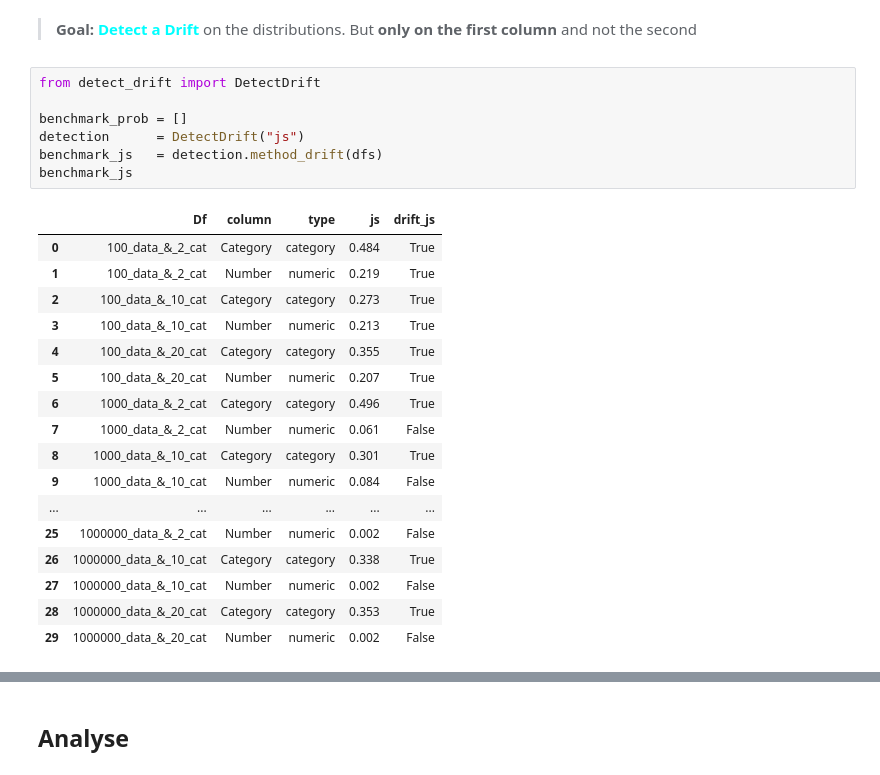
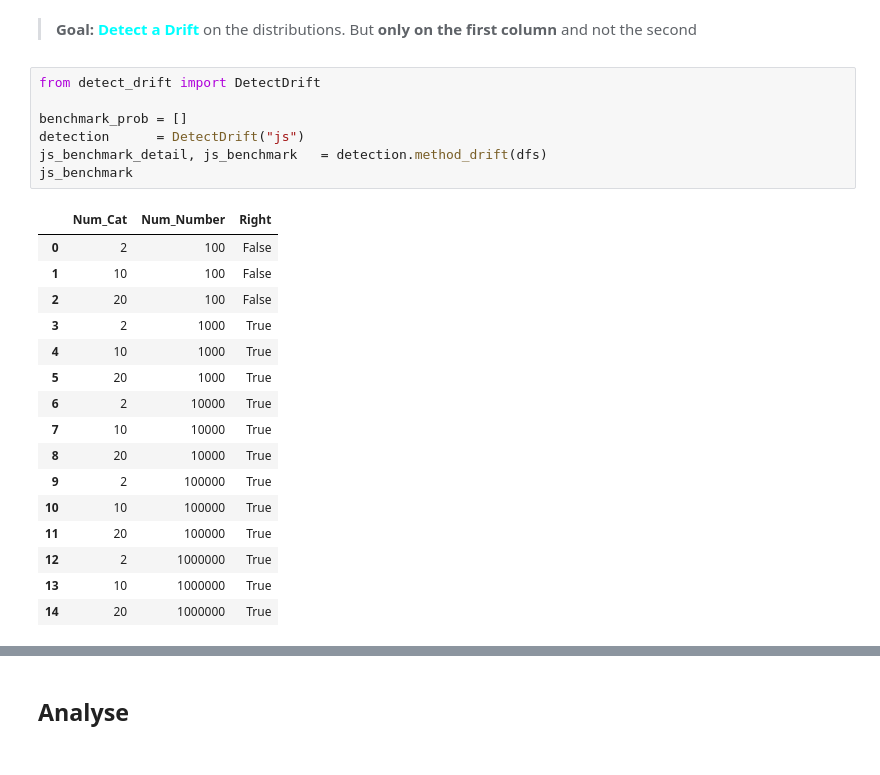
Before and after one commit to TMONTET/Data-Drift, a Jupyter notebook: JS.ipynb, the cells around one changed output, grey strips where cells are left out. Drawn from its saved outputs; the diff is of its cells as text.

Commit message:
improve benchmark

```diff
--- a/JS.ipynb
+++ b/JS.ipynb
@@ -44,25 +44,24 @@ charts.plot_hist(exemple_ref, exemple_new, 'Number')
 # %%
 from detect_drift import DetectDrift
 
 benchmark_prob = []
 detection      = DetectDrift("js")
-benchmark_js   = detection.method_drift(dfs)
-benchmark_js
+js_benchmark_detail, js_benchmark   = detection.method_drift(dfs)
+js_benchmark
 # %% [output]
-|  | Df | column | type | js | drift_js |
-| 0 | 100_data_&_2_cat | Category | category | 0.484 | True |
-| 1 | 100_data_&_2_cat | Number | numeric | 0.219 | True |
-| 2 | 100_data_&_10_cat | Category | category | 0.273 | True |
-| 3 | 100_data_&_10_cat | Number | numeric | 0.213 | True |
-| 4 | 100_data_&_20_cat | Category | category | 0.355 | True |
-| 5 | 100_data_&_20_cat | Number | numeric | 0.207 | True |
-| 6 | 1000_data_&_2_cat | Category | category | 0.496 | True |
-| 7 | 1000_data_&_2_cat | Number | numeric | 0.061 | False |
-| 8 | 1000_data_&_10_cat | Category | category | 0.301 | True |
-| 9 | 1000_data_&_10_cat | Number | numeric | 0.084 | False |
-| ... | ... | ... | ... | ... | ... |
-| 25 | 1000000_data_&_2_cat | Number | numeric | 0.002 | False |
-| 26 | 1000000_data_&_10_cat | Category | category | 0.338 | True |
-| 27 | 1000000_data_&_10_cat | Number | numeric | 0.002 | False |
-| 28 | 1000000_data_&_20_cat | Category | category | 0.353 | True |
-| 29 | 1000000_data_&_20_cat | Number | numeric | 0.002 | False |
+|  | Num_Cat | Num_Number | Right |
+| 0 | 2 | 100 | False |
+| 1 | 10 | 100 | False |
+| 2 | 20 | 100 | False |
+| 3 | 2 | 1000 | True |
+| 4 | 10 | 1000 | True |
+| 5 | 20 | 1000 | True |
+| 6 | 2 | 10000 | True |
+| 7 | 10 | 10000 | True |
+| 8 | 20 | 10000 | True |
+| 9 | 2 | 100000 | True |
+| 10 | 10 | 100000 | True |
+| 11 | 20 | 100000 | True |
+| 12 | 2 | 1000000 | True |
+| 13 | 10 | 1000000 | True |
+| 14 | 20 | 1000000 | True |
```
Also changed, not shown: parts of 4 cells of this notebook, 2 other files.
